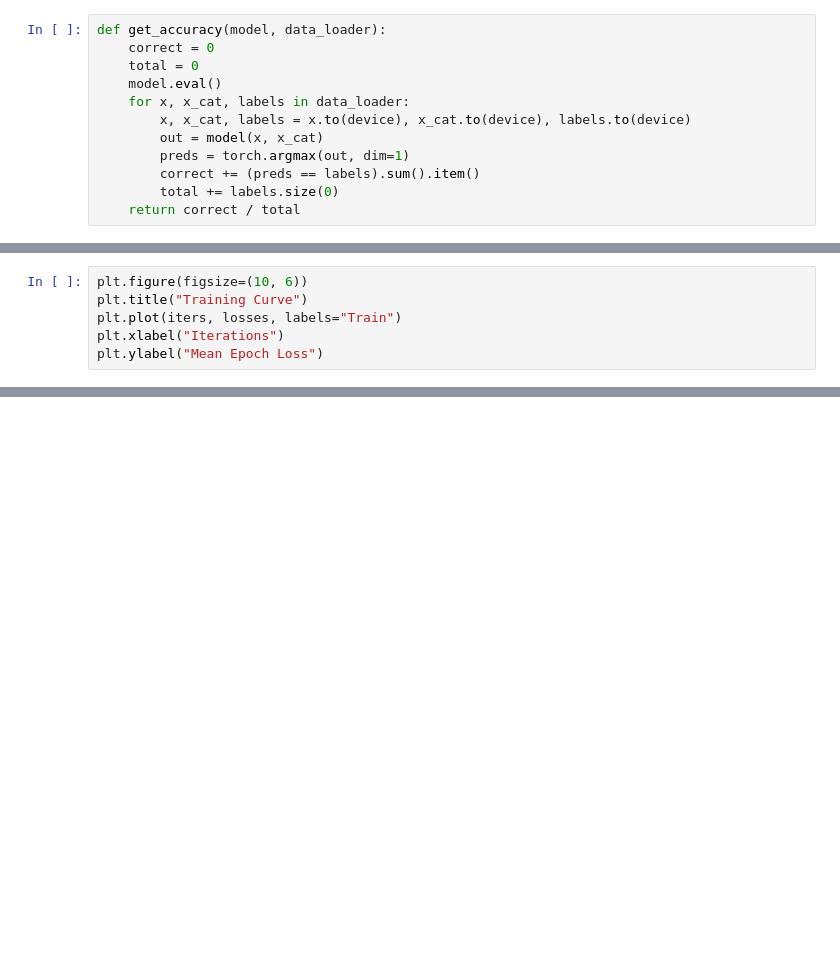
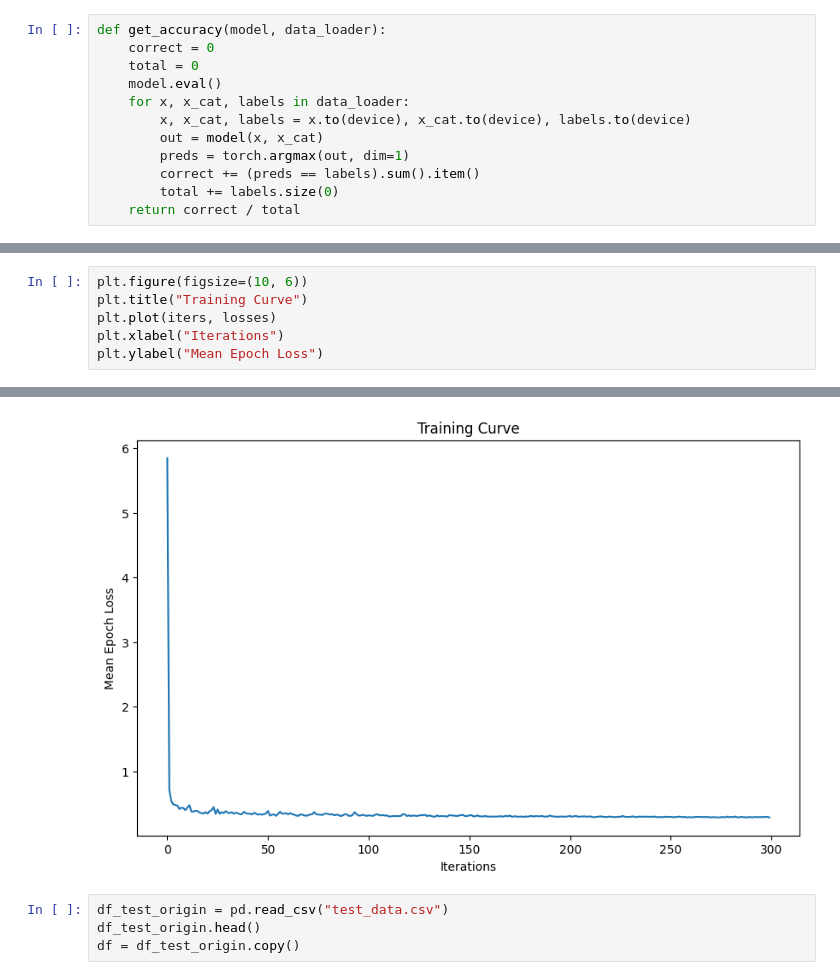
Before and after one commit to pgrzankowski/ssne, a Jupyter notebook: main.ipynb, the cells around one changed output, grey strips where cells are left out. Cells and saved outputs as stored; diff of their text form; blank space fills up the shorter version.

```diff
--- a/main.ipynb
+++ b/main.ipynb
@@ -264,6 +264,7 @@ Epoch: 299      Loss: 0.2862    Val Acc: 0.8602
 # %%
 plt.figure(figsize=(10, 6))
 plt.title("Training Curve")
-plt.plot(iters, losses, labels="Train")
+plt.plot(iters, losses)
 plt.xlabel("Iterations")
 plt.ylabel("Mean Epoch Loss")
+# %% [output]
@@ -269,0 +272,5 @@ plt.ylabel("Mean Epoch Loss")
+[figure, added]
+# %%
+df_test_origin = pd.read_csv("test_data.csv")
+df_test_origin.head()
+df = df_test_origin.copy()
```
Also changed, not shown: parts of 9 cells of this notebook, 1 other file.
